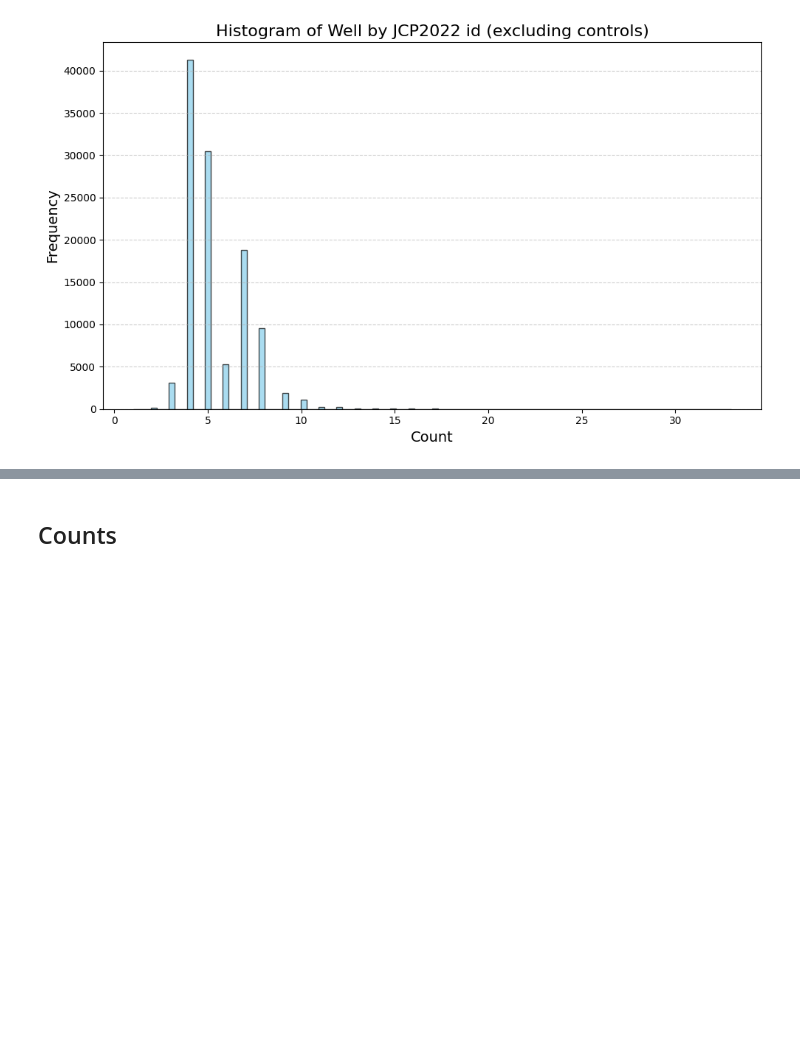
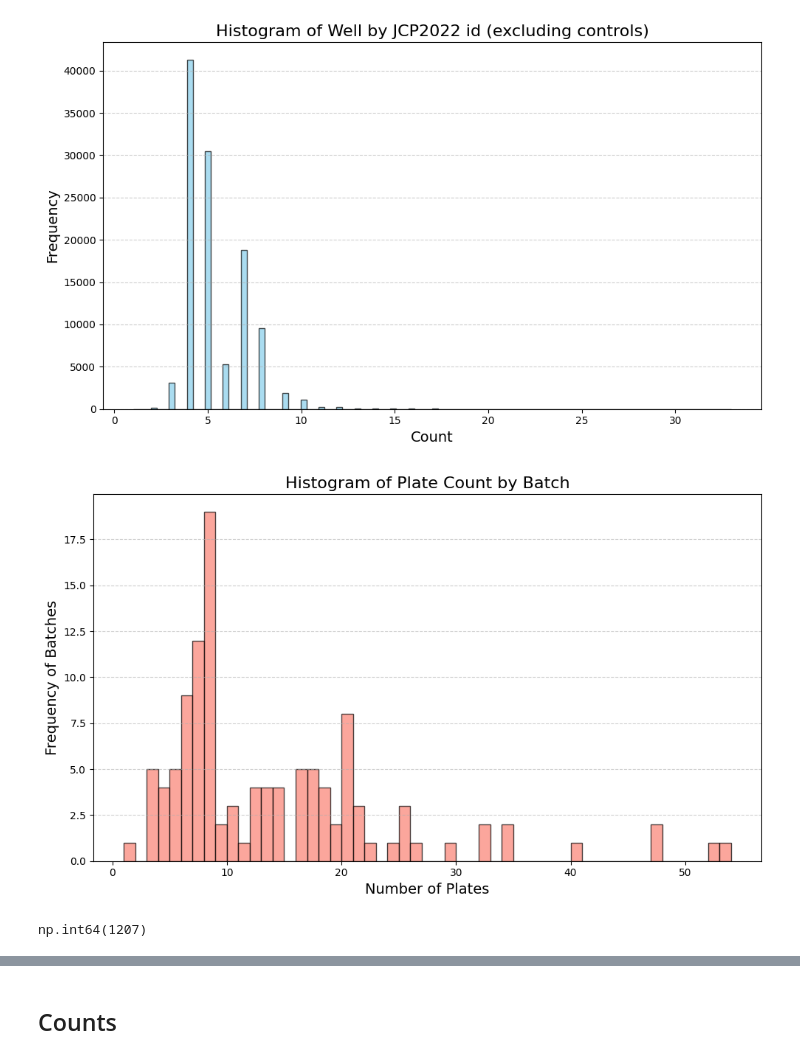
Before and after one commit to mxfly14/phenoseeker, a Jupyter notebook: check_emb_numbers.ipynb, the cells around one changed output, grey strips where cells are left out. Cells and saved outputs as stored; diff of their text form; code cells hidden in the pictures; blank space fills up the shorter version.

```diff
--- a/check_emb_numbers.ipynb
+++ b/check_emb_numbers.ipynb
@@ -148,3 +154,37 @@ plt.tight_layout()
 plt.show()
 # %% [output]
 [figure]
+# %%
+import matplotlib.pyplot as plt
+
+# Count the number of unique plates per batch
+plate_count_per_batch = ref_compound_df.groupby('Metadata_Batch')['Metadata_Plate'].nunique()
+
+# Plot histogram
+plt.figure(figsize=(10, 6))  # Set figure size
+plt.hist(plate_count_per_batch.values, bins=range(1, plate_count_per_batch.max() + 2), color='salmon', edgecolor='black', alpha=0.7)
+
+# Add labels and title
+plt.title('Histogram of Plate Count by Batch', fontsize=16)
+plt.xlabel('Number of Plates', fontsize=14)
+plt.ylabel('Frequency of Batches', fontsize=14)
+
+# Add grid for better readability
+plt.grid(axis='y', linestyle='--', alpha=0.6)
+
+# Show the plot
+plt.tight_layout()
+plt.show()
+# %% [output]
+[figure, added]
+# %%
+# Exemple : Si ref_compound_df est votre DataFrame
+# Calculer les plaques uniques par batch
+unique_plates_per_batch = ref_compound_df.groupby('Metadata_Batch')['Metadata_Plate'].nunique()
+
+# Si un batch a moins de 10 plaques, toutes sont prises, sinon on limite à 10
+total_selected_plates = unique_plates_per_batch.apply(lambda x: min(x, 15)).sum()
+
+total_selected_plates
+# %% [output]
+np.int64(1207)
```
Also changed, not shown: parts of 4 cells of this notebook, 4 other files.
